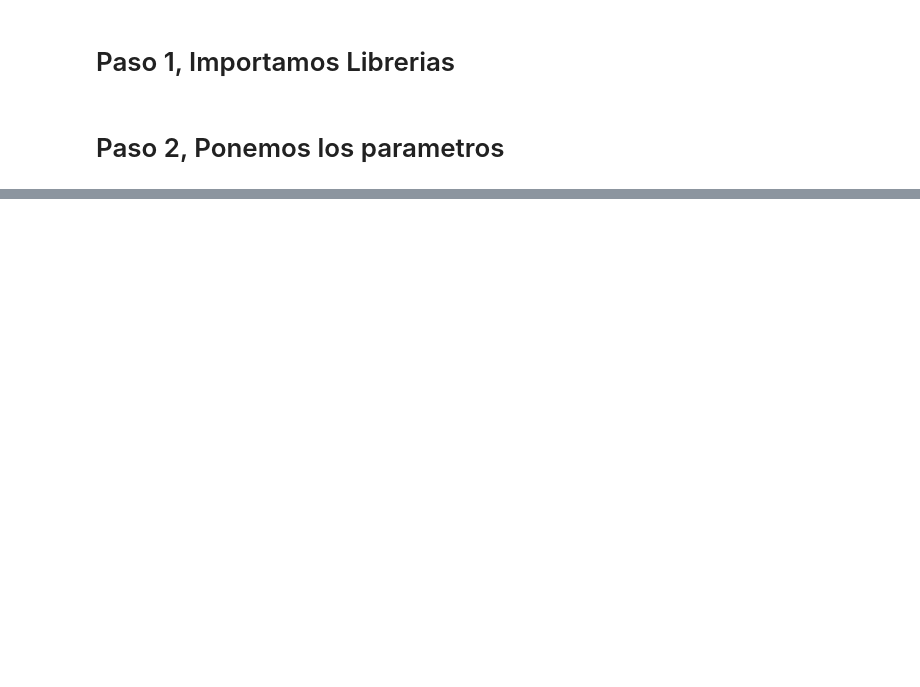
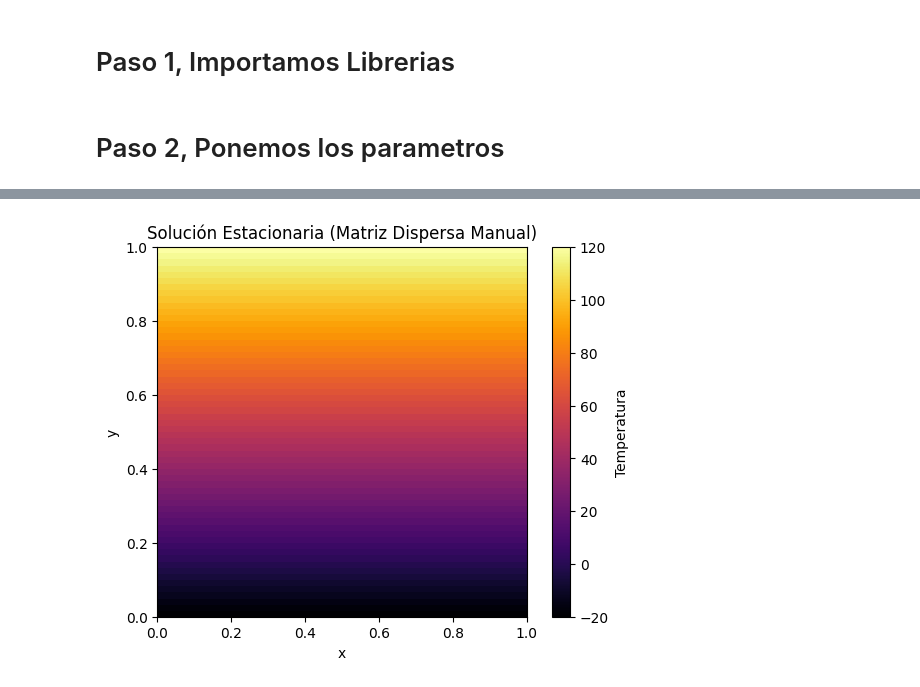
Before and after one commit to josean9/tarea-Simulacion, a Jupyter notebook: archivo.ipynb, the cells around one changed output, grey strips where cells are left out. Cells and saved outputs as stored; diff of their text form; code cells hidden in the pictures; blank space fills up the shorter version.

```diff
--- a/archivo.ipynb
+++ b/archivo.ipynb
@@ -107,0 +180,95 @@ plt.show()
+# %%
+import numpy as np
+import matplotlib.pyplot as plt
+
+# Parámetros
+L = 1.0
+Nx = 60
+Ny = 60
+dx = L / (Nx - 1)
+dy = L / (Ny - 1)
+c2 = 0.01
+
+# Mallado
+x = np.linspace(0, L, Nx)
+y = np.linspace(0, L, Ny)
+X, Y = np.meshgrid(x, y)
+
+def index(i, j):
+    return i * Nx + j
+
+# Estructura dispersa: lista de tuplas (fila, columna, valor)
+row_idx = []
+col_idx = []
+data = []
+b = np.zeros(Nx * Ny)
+
+for i in range(Ny):
+    for j in range(Nx):
+        idx = index(i, j)
+
+        # Condición de frontera T(x,0) = -20
+        if i == 0:
+            row_idx.append(idx)
+            col_idx.append(idx)
+            data.append(1.0)
+            b[idx] = -20.0
+
+        # Condición de frontera T(x,1) = 120
+        elif i == Ny - 1:
+            row_idx.append(idx)
+            col_idx.append(idx)
+            data.append(1.0)
+            b[idx] = 120.0
+
+        # Neumann dT/dx = 0 en x=0
+        elif j == 0:
+            row_idx.extend([idx, idx])
+            col_idx.extend([idx, index(i, j + 1)])
+            data.extend([1.0, -1.0])
+            b[idx] = 0.0
+
+        # Neumann dT/dx = 0 en x=1
+        elif j == Nx - 1:
+            row_idx.extend([idx, idx])
+            col_idx.extend([idx, index(i, j - 1)])
+            data.extend([1.0, -1.0])
+            b[idx] = 0.0
+
+        # Punto interior
+        else:
+            row_idx.extend([idx]*5)
+            col_idx.extend([
+                index(i, j),      # centro
+                index(i, j-1),    # izquierda
+                index(i, j+1),    # derecha
+                index(i-1, j),    # abajo
+                index(i+1, j)     # arriba
+            ])
+            data.extend([
+                -2*c2/dx**2 + 2*c2/dy**2,
+                 c2/dx**2,
+                 c2/dx**2,
+                -c2/dy**2,
+                -c2/dy**2
+            ])
+
+# Convertir a matriz dispersa manual
+N = Nx * Ny
+A = np.zeros((N, N))
+for r, c, v in zip(row_idx, col_idx, data):
+    A[r, c] += v  # suma en caso de elementos repetidos
+
+# Resolver sistema
+T_vec = np.linalg.solve(A, b)
+T_mat = T_vec.reshape(Ny, Nx)
+
+# Visualizar
+plt.imshow(T_mat, cmap='inferno', origin='lower', extent=[0, L, 0, L])
+plt.colorbar(label='Temperatura')
+plt.title("Solución Estacionaria (Matriz Dispersa Manual)")
+plt.xlabel("x")
+plt.ylabel("y")
+plt.show()
+# %% [output]
+[figure, added]
```
Also changed, not shown: parts of 4 cells of this notebook, 2 other files.
